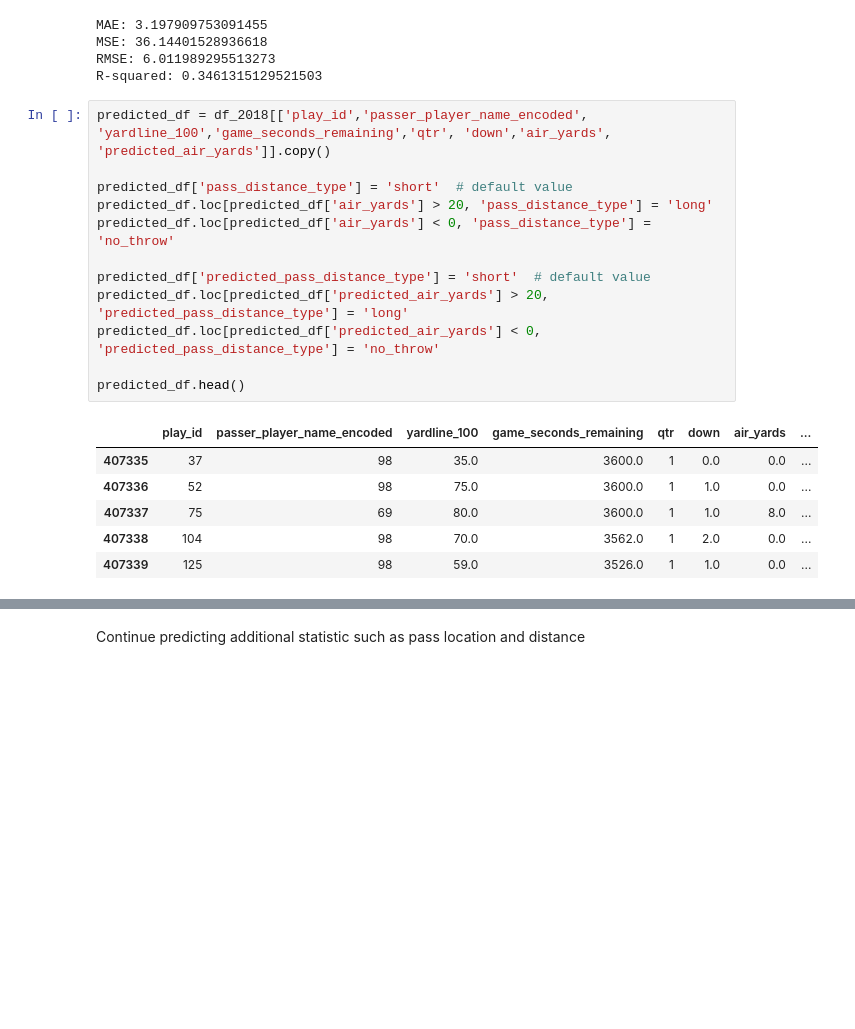
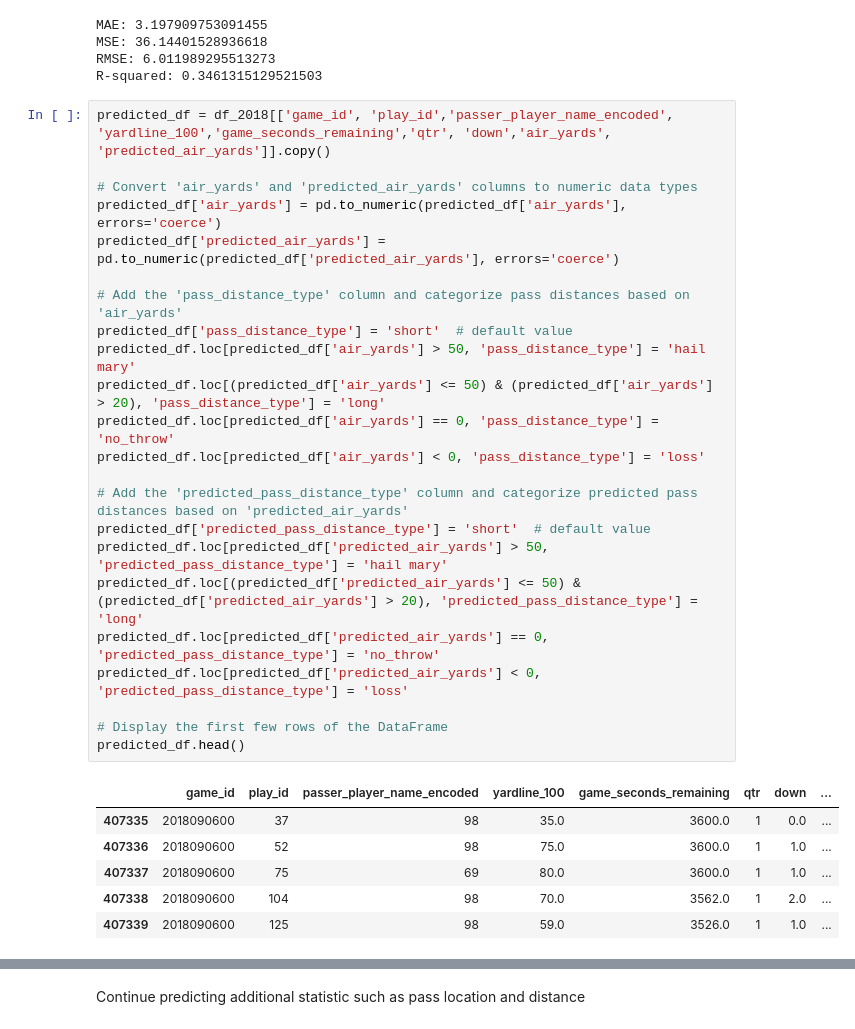
Before and after one commit to brandonliu12/nfl-qb-prediction, a Jupyter notebook: Project_4.ipynb, the cells around one changed output, grey strips where cells are left out. Saved outputs shown, nothing was run; the diff lists cells and outputs as text; blank space fills up the shorter version.

```diff
--- a/Project_4.ipynb
+++ b/Project_4.ipynb
@@ -170,24 +170,35 @@ MSE: 36.14401528936618
 RMSE: 6.011989295513273
 R-squared: 0.3461315129521503
 # %%
-predicted_df = df_2018[['play_id','passer_player_name_encoded', 'yardline_100','game_seconds_remaining','qtr', 'down','air_yards', 'predicted_air_yards']].copy()
+predicted_df = df_2018[['game_id', 'play_id','passer_player_name_encoded', 'yardline_100','game_seconds_remaining','qtr', 'down','air_yards', 'predicted_air_yards']].copy()
 
+# Convert 'air_yards' and 'predicted_air_yards' columns to numeric data types
+predicted_df['air_yards'] = pd.to_numeric(predicted_df['air_yards'], errors='coerce')
+predicted_df['predicted_air_yards'] = pd.to_numeric(predicted_df['predicted_air_yards'], errors='coerce')
+
+# Add the 'pass_distance_type' column and categorize pass distances based on 'air_yards'
 predicted_df['pass_distance_type'] = 'short'  # default value
-predicted_df.loc[predicted_df['air_yards'] > 20, 'pass_distance_type'] = 'long'
-predicted_df.loc[predicted_df['air_yards'] < 0, 'pass_distance_type'] = 'no_throw'
+predicted_df.loc[predicted_df['air_yards'] > 50, 'pass_distance_type'] = 'hail mary'
+predicted_df.loc[(predicted_df['air_yards'] <= 50) & (predicted_df['air_yards'] > 20), 'pass_distance_type'] = 'long'
+predicted_df.loc[predicted_df['air_yards'] == 0, 'pass_distance_type'] = 'no_throw'
+predicted_df.loc[predicted_df['air_yards'] < 0, 'pass_distance_type'] = 'loss'
 
+# Add the 'predicted_pass_distance_type' column and categorize predicted pass distances based on 'predicted_air_yards'
 predicted_df['predicted_pass_distance_type'] = 'short'  # default value
-predicted_df.loc[predicted_df['predicted_air_yards'] > 20, 'predicted_pass_distance_type'] = 'long'
-predicted_df.loc[predicted_df['predicted_air_yards'] < 0, 'predicted_pass_distance_type'] = 'no_throw'
+predicted_df.loc[predicted_df['predicted_air_yards'] > 50, 'predicted_pass_distance_type'] = 'hail mary'
+predicted_df.loc[(predicted_df['predicted_air_yards'] <= 50) & (predicted_df['predicted_air_yards'] > 20), 'predicted_pass_distance_type'] = 'long'
+predicted_df.loc[predicted_df['predicted_air_yards'] == 0, 'predicted_pass_distance_type'] = 'no_throw'
+predicted_df.loc[predicted_df['predicted_air_yards'] < 0, 'predicted_pass_distance_type'] = 'loss'
 
+# Display the first few rows of the DataFrame
 predicted_df.head()
 # %% [output]
-|  | play_id | passer_player_name_encoded | yardline_100 | game_seconds_remaining | qtr | down | air_yards | ... |
-| 407335 | 37 | 98 | 35.0 | 3600.0 | 1 | 0.0 | 0.0 | ... |
-| 407336 | 52 | 98 | 75.0 | 3600.0 | 1 | 1.0 | 0.0 | ... |
-| 407337 | 75 | 69 | 80.0 | 3600.0 | 1 | 1.0 | 8.0 | ... |
-| 407338 | 104 | 98 | 70.0 | 3562.0 | 1 | 2.0 | 0.0 | ... |
-| 407339 | 125 | 98 | 59.0 | 3526.0 | 1 | 1.0 | 0.0 | ... |
+|  | game_id | play_id | passer_player_name_encoded | yardline_100 | game_seconds_remaining | qtr | down | ... |
+| 407335 | 2018090600 | 37 | 98 | 35.0 | 3600.0 | 1 | 0.0 | ... |
+| 407336 | 2018090600 | 52 | 98 | 75.0 | 3600.0 | 1 | 1.0 | ... |
+| 407337 | 2018090600 | 75 | 69 | 80.0 | 3600.0 | 1 | 1.0 | ... |
+| 407338 | 2018090600 | 104 | 98 | 70.0 | 3562.0 | 1 | 2.0 | ... |
+| 407339 | 2018090600 | 125 | 98 | 59.0 | 3526.0 | 1 | 1.0 | ... |
 # %%
 from sklearn.metrics import confusion_matrix, accuracy_score
 
```
Also changed, not shown: parts of 2 cells of this notebook.
